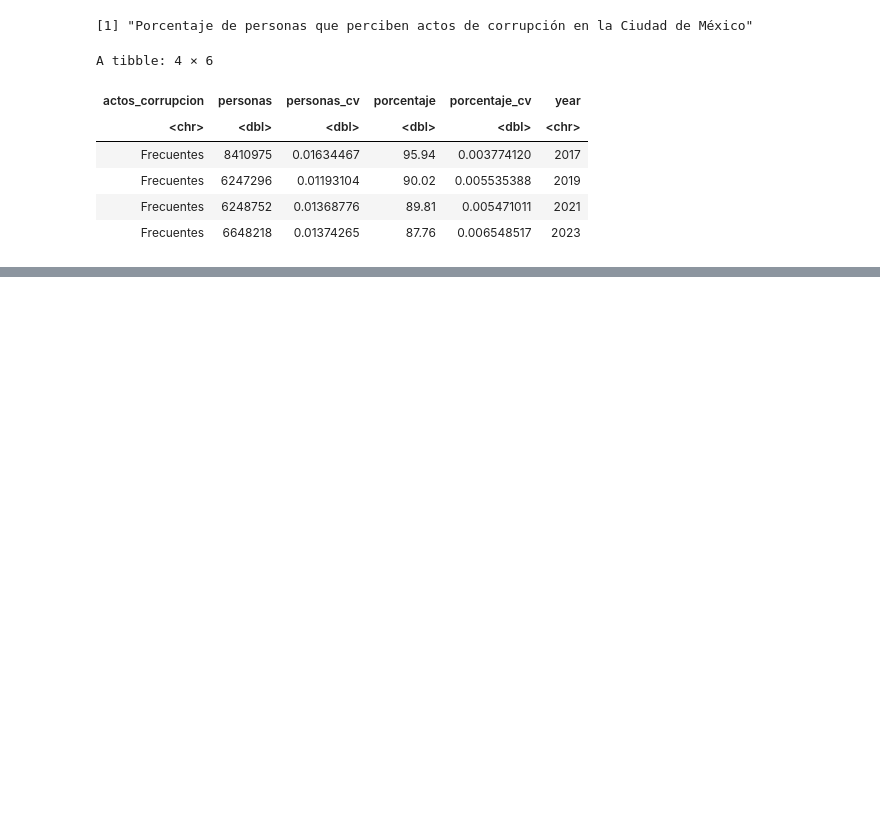
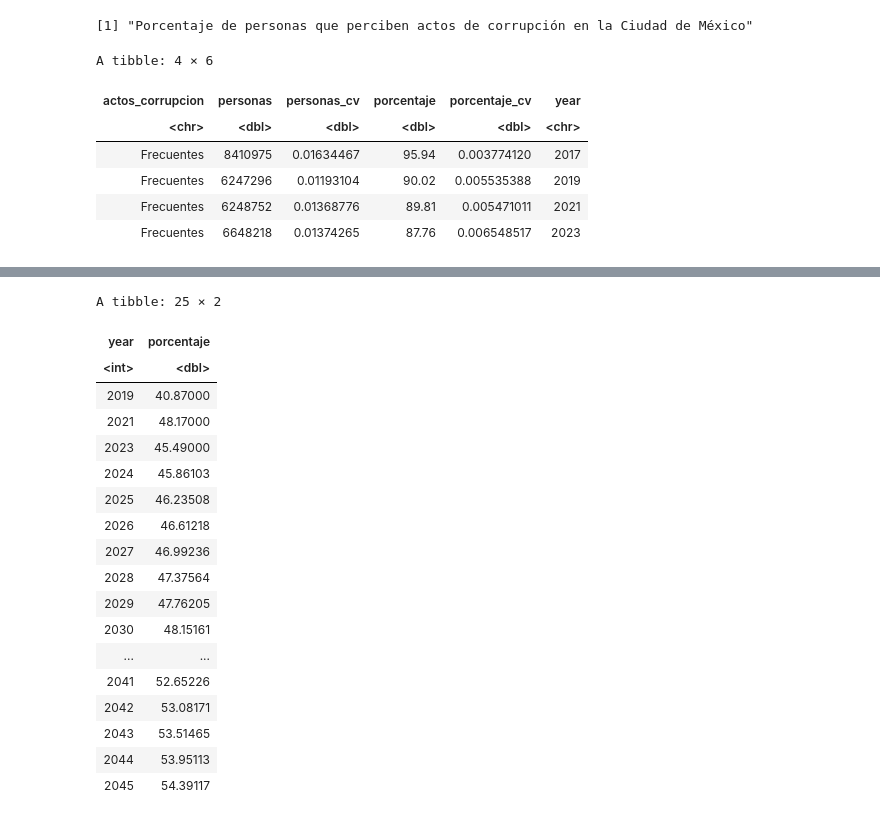
Before and after one commit to cpyp-ipdp/pgd_cdmx, a Jupyter notebook: indicadores/gobierno/indicadores_gobierno_pgd.ipynb, the cells around one changed output, grey strips where cells are left out. Drawn from its saved outputs; the diff is of its cells as text; code cells hidden in the pictures; blank space fills up the shorter version.

```diff
--- a/indicadores/gobierno/indicadores_gobierno_pgd.ipynb
+++ b/indicadores/gobierno/indicadores_gobierno_pgd.ipynb
@@ -185,0 +241,28 @@ A tibble: 4 × 6
+# %%
+tab_graph_confianza<-tabla_confianza%>%
+mutate(year=as.integer(year))%>%
+select(year,porcentaje)%>%
+#Pegar con la tabla extendida
+bind_rows(extendido_confianza)%>%
+filter(year>2017)
+tab_graph_confianza
+# %% [output]
+A tibble: 25 × 2
+| year | porcentaje |
+| <int> | <dbl> |
+| 2019 | 40.87000 |
+| 2021 | 48.17000 |
+| 2023 | 45.49000 |
+| 2024 | 45.86103 |
+| 2025 | 46.23508 |
+| 2026 | 46.61218 |
+| 2027 | 46.99236 |
+| 2028 | 47.37564 |
+| 2029 | 47.76205 |
+| 2030 | 48.15161 |
+| ... | ... |
+| 2041 | 52.65226 |
+| 2042 | 53.08171 |
+| 2043 | 53.51465 |
+| 2044 | 53.95113 |
+| 2045 | 54.39117 |
```
Also changed, not shown: parts of 16 cells of this notebook.
